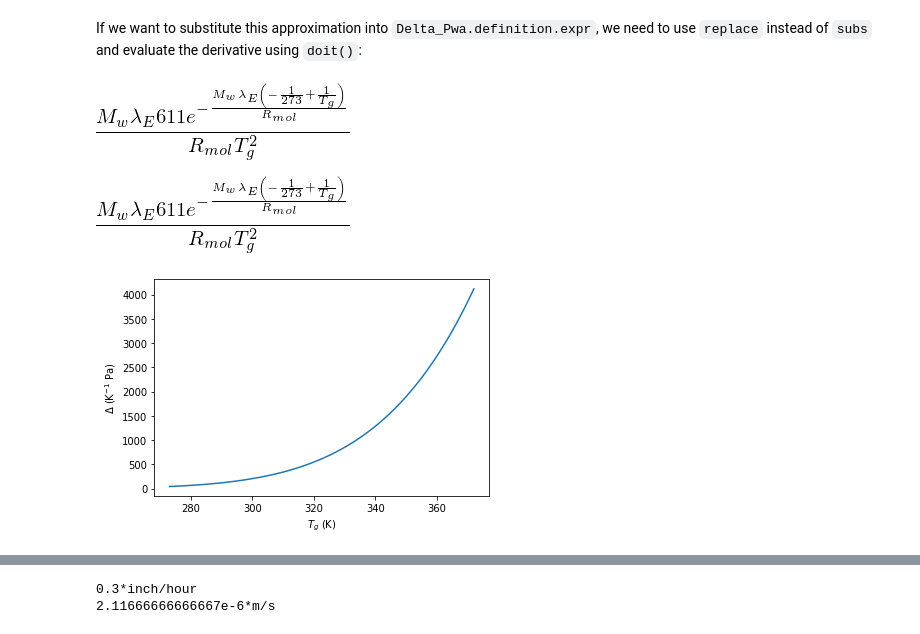
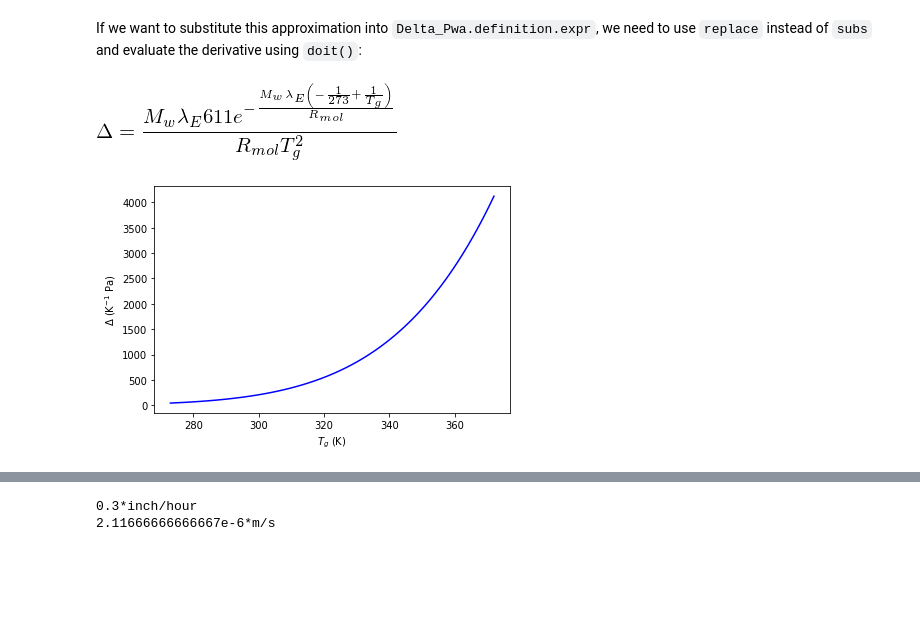
Before and after one commit to schymans/ESSM_jupyter_examples, a Jupyter notebook: api_documentation_master.ipynb, the cells around one changed output, grey strips where cells are left out. Cells and saved outputs as stored; diff of their text form; code cells hidden in the pictures; blank space fills up the shorter version.

```diff
--- a/api_documentation_master.ipynb
+++ b/api_documentation_master.ipynb
@@ -415,11 +605,9 @@ Clausius-Clapeyron P_wa as function of T_g.
 # %% [markdown]
 If we want to substitute this approximation into `Delta_Pwa.definition.expr`, we need to use `replace` instead of `subs` and evaluate the derivative using `doit()`:
 # %%
-display(Delta_Pwa.definition.expr.subs(P_wa, eq_Pwa_CC.rhs).doit())
-expr = Delta_Pwa.definition.expr.replace(P_wa, eq_Pwa_CC.rhs).doit()
+expr = Eq(Delta_Pwa, Delta_Pwa.definition.expr.replace(P_wa, eq_Pwa_CC.rhs).doit())
 display(expr)
-plot_expr(expr.subs(Variable.__defaults__), T_g, Delta_Pwa, 273, 373)
+p = plot_expr2((T_g, 273, 373), expr.subs(Variable.__defaults__))
 # %% [output]
-[figure, old version]
+[figure, new version]
-[figure, old version]
+[figure, new version]
-[figure, removed]
```
Also changed, not shown: parts of 38 cells of this notebook.
